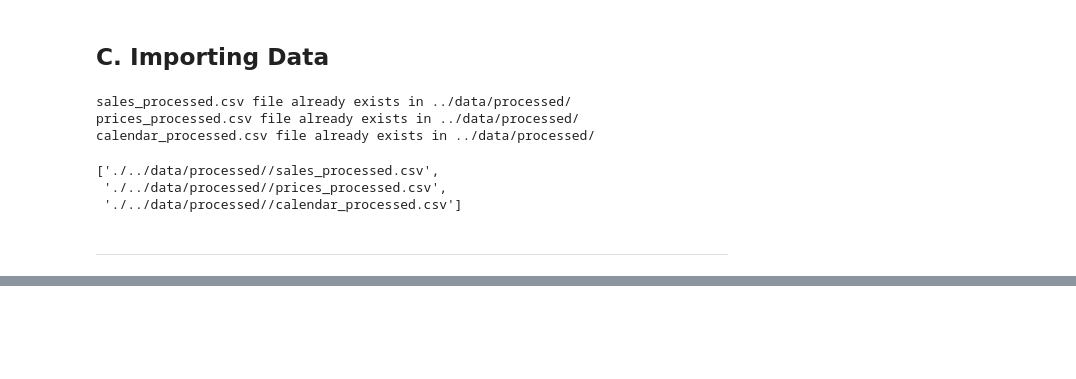
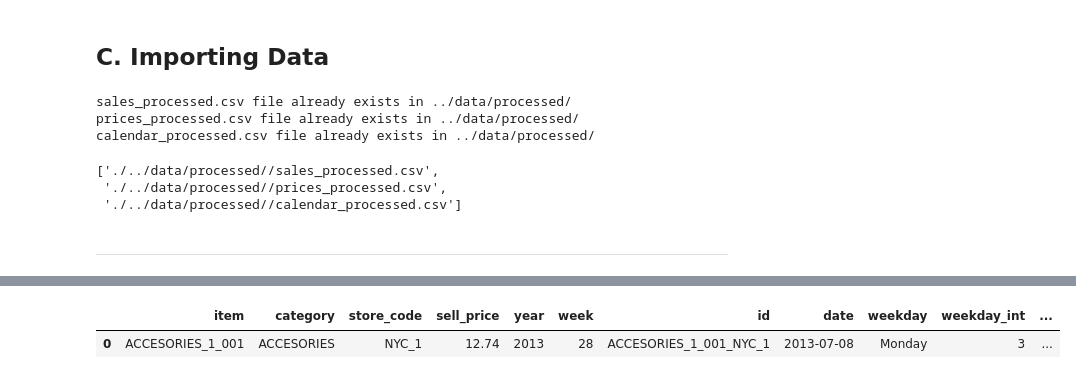
Before and after one commit to Maycas/DS-Market, a Jupyter notebook: 1 - Analysis/2 - Feature engineering.ipynb, the cells around one changed output, grey strips where cells are left out. Drawn from its saved outputs; the diff is of its cells as text; code cells hidden in the pictures; blank space fills up the shorter version.

```diff
--- a/1 - Analysis/2 - Feature engineering.ipynb
+++ b/1 - Analysis/2 - Feature engineering.ipynb
@@ -80,0 +146,5 @@ sales[300:500]
+# %%
+merge1.head(1)
+# %% [output]
+|  | item | category | store_code | sell_price | year | week | id | date | weekday | weekday_int | ... |
+| 0 | ACCESORIES_1_001 | ACCESORIES | NYC_1 | 12.74 | 2013 | 28 | ACCESORIES_1_001_NYC_1 | 2013-07-08 | Monday | 3 | ... |
```
Also changed, not shown: parts of 56 cells of this notebook, 2 other files.
